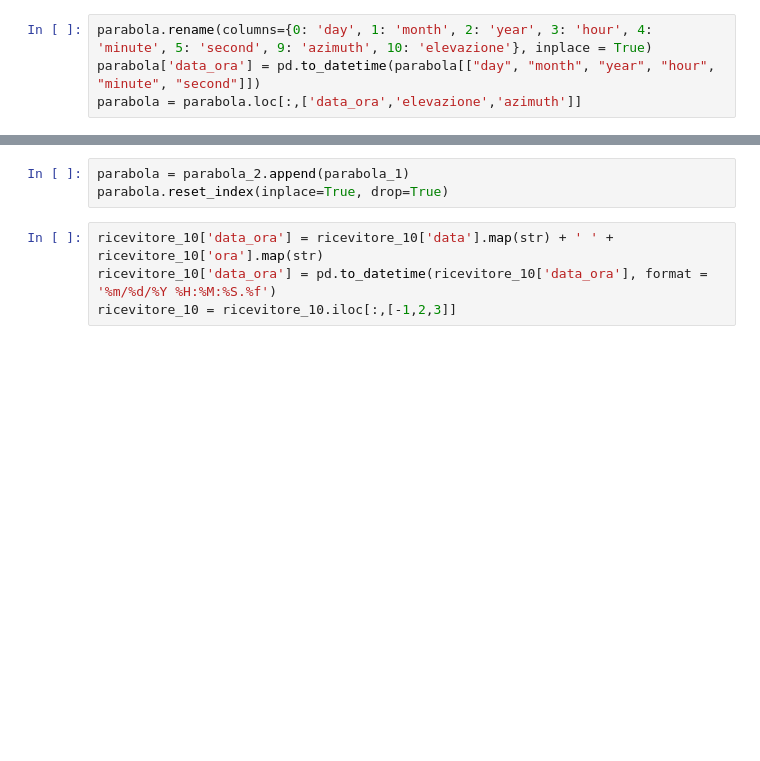
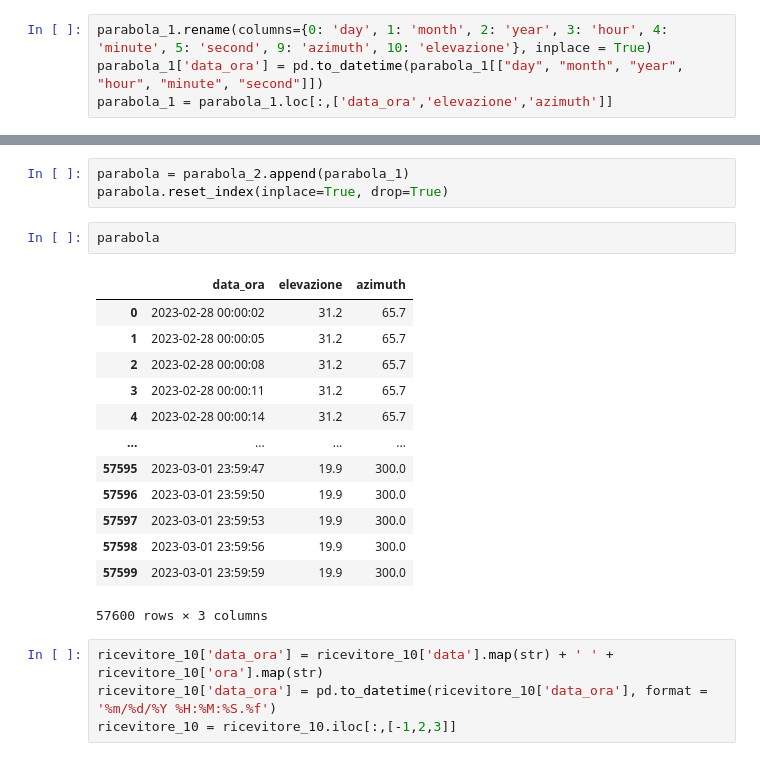
Before and after one commit to milite/Astrofisica_nico, a Jupyter notebook: fit dati/2023_03_01/senza_picchi.ipynb, the cells around one changed output, grey strips where cells are left out. Cells and saved outputs as stored; diff of their text form; blank space fills up the shorter version.

```diff
--- a/fit dati/2023_03_01/senza_picchi.ipynb
+++ b/fit dati/2023_03_01/senza_picchi.ipynb
@@ -73,7 +67,7 @@ NameError: name 'offset' is not defined
 # %%
-parabola.rename(columns={0: 'day', 1: 'month', 2: 'year', 3: 'hour', 4: 'minute', 5: 'second', 9: 'azimuth', 10: 'elevazione'}, inplace = True)
-parabola['data_ora'] = pd.to_datetime(parabola[["day", "month", "year", "hour", "minute", "second"]])
-parabola = parabola.loc[:,['data_ora','elevazione','azimuth']]
+parabola_1.rename(columns={0: 'day', 1: 'month', 2: 'year', 3: 'hour', 4: 'minute', 5: 'second', 9: 'azimuth', 10: 'elevazione'}, inplace = True)
+parabola_1['data_ora'] = pd.to_datetime(parabola_1[["day", "month", "year", "hour", "minute", "second"]])
+parabola_1 = parabola_1.loc[:,['data_ora','elevazione','azimuth']]
 # %%
 parabola_2.rename(columns={0: 'day', 1: 'month', 2: 'year', 3: 'hour', 4: 'minute', 5: 'second', 9: 'azimuth', 10: 'elevazione'}, inplace = True)
 parabola_2['data_ora'] = pd.to_datetime(parabola_2[["day", "month", "year", "hour", "minute", "second"]])
@@ -81,6 +75,22 @@ parabola_2 = parabola_2.loc[:,['data_ora','elevazione','azimuth']]
 # %%
 parabola = parabola_2.append(parabola_1)
 parabola.reset_index(inplace=True, drop=True)
+# %%
+parabola
+# %% [output]
+|  | data_ora | elevazione | azimuth |
+| 0 | 2023-02-28 00:00:02 | 31.2 | 65.7 |
+| 1 | 2023-02-28 00:00:05 | 31.2 | 65.7 |
+| 2 | 2023-02-28 00:00:08 | 31.2 | 65.7 |
+| 3 | 2023-02-28 00:00:11 | 31.2 | 65.7 |
+| 4 | 2023-02-28 00:00:14 | 31.2 | 65.7 |
+| ... | ... | ... | ... |
+| 57595 | 2023-03-01 23:59:47 | 19.9 | 300.0 |
+| 57596 | 2023-03-01 23:59:50 | 19.9 | 300.0 |
+| 57597 | 2023-03-01 23:59:53 | 19.9 | 300.0 |
+| 57598 | 2023-03-01 23:59:56 | 19.9 | 300.0 |
+| 57599 | 2023-03-01 23:59:59 | 19.9 | 300.0 |
+57600 rows × 3 columns
 # %%
 ricevitore_10['data_ora'] = ricevitore_10['data'].map(str) + ' ' + ricevitore_10['ora'].map(str)
 ricevitore_10['data_ora'] = pd.to_datetime(ricevitore_10['data_ora'], format = '%m/%d/%Y %H:%M:%S.%f')
```
Also changed, not shown: parts of 5 cells of this notebook, 47 other files.
